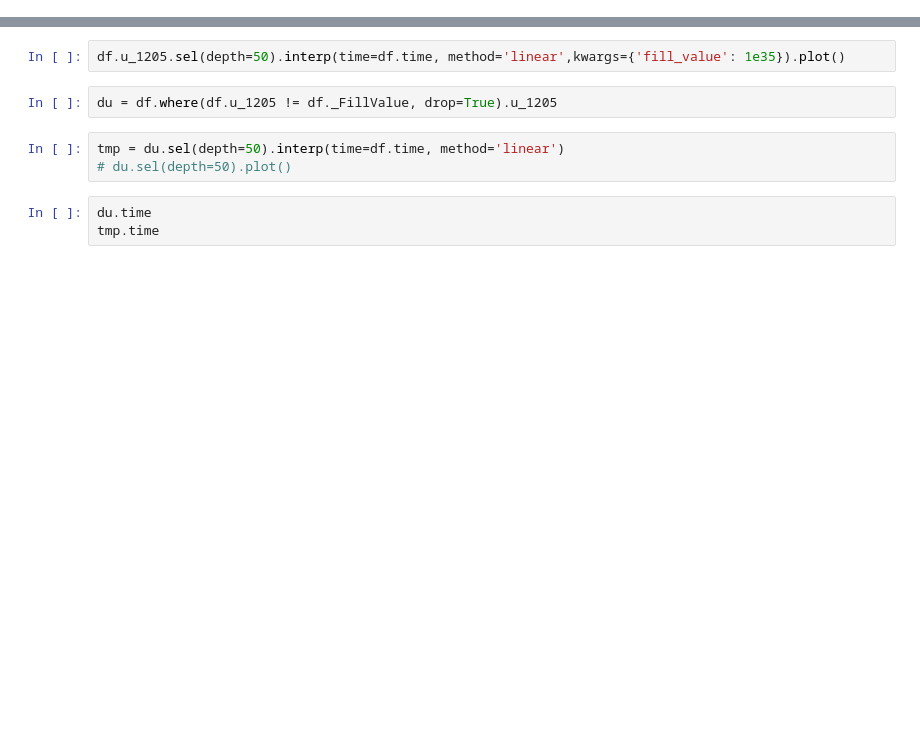
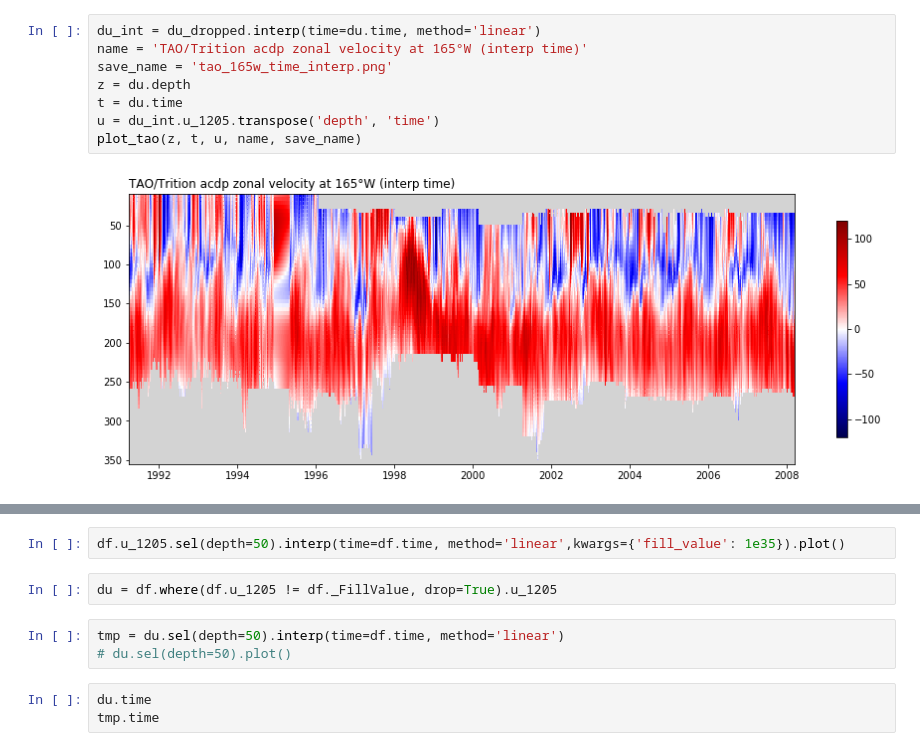
Before and after one commit to stellema/euc_particles, a Jupyter notebook: scripts/tao test.ipynb, the cells around one changed output, grey strips where cells are left out. Cells and saved outputs as stored; diff of their text form; blank space fills up the shorter version.

Commit message:
interpolating tao

```diff
--- a/scripts/tao test.ipynb
+++ b/scripts/tao test.ipynb
@@ -43,0 +64,10 @@ df
+# %%
+du_int = du_dropped.interp(time=du.time, method='linear')
+name = 'TAO/Trition acdp zonal velocity at 165°W (interp time)'
+save_name = 'tao_165w_time_interp.png'
+z = du.depth
+t = du.time
+u = du_int.u_1205.transpose('depth', 'time')
+plot_tao(z, t, u, name, save_name)
+# %% [output]
+[figure, added]
```
Also changed, not shown: parts of 30 cells of this notebook, 19 other files.
